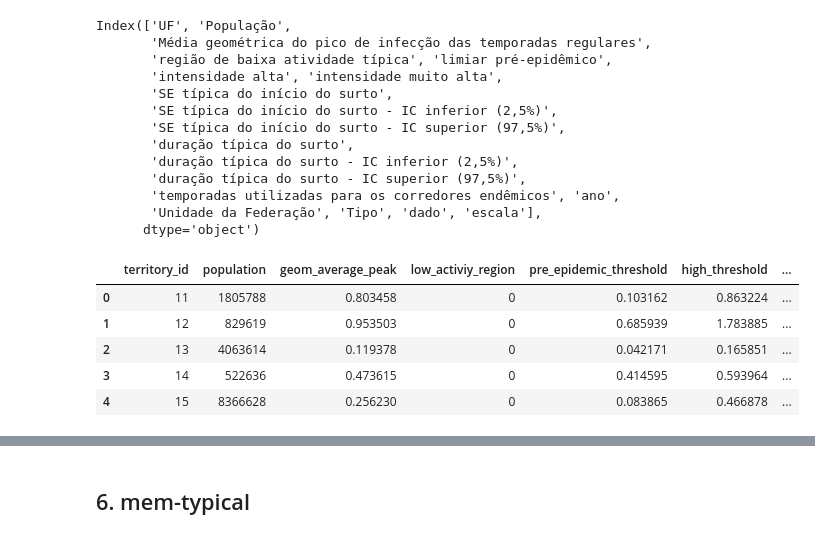
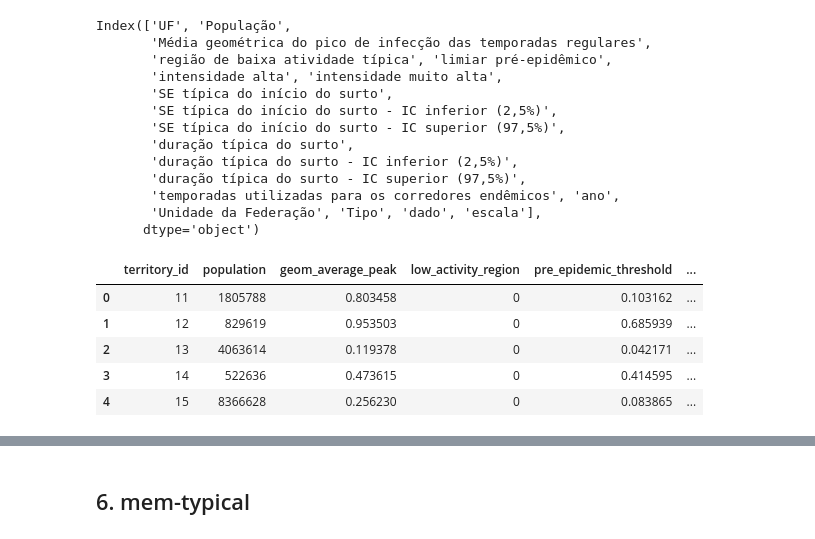
Before and after one commit to FluVigilanciaBR/fludashboard, a Jupyter notebook: Notebooks/Dataset-Migration.ipynb, the cells around one changed output, grey strips where cells are left out. Saved outputs shown, nothing was run; the diff lists cells and outputs as text; code cells hidden in the pictures.

```diff
--- a/Notebooks/Dataset-Migration.ipynb
+++ b/Notebooks/Dataset-Migration.ipynb
@@ -516,7 +516,7 @@ migration_rules = {
     'UF': 'territory_id',
     'População': 'population',
     'Média geométrica do pico de infecção das temporadas regulares': 'geom_average_peak',
-    'região de baixa atividade típica': 'low_activiy_region',
+    'região de baixa atividade típica': 'low_activity_region',
     'limiar pré-epidêmico': 'pre_epidemic_threshold',
     'intensidade alta': 'high_threshold',
     'intensidade muito alta': 'very_high_threshold',
@@ -528,39 +528,39 @@ migration_rules = {
     'duração típica do surto - IC superior (97,5%)': 'epi_duration_ci_upper',
     'temporadas utilizadas para os corredores endêmicos': 'regular_seasons',
     'ano': 'year',
     'Unidade da Federação': 'state_country_name',  # Not needed in the table
     'Tipo': 'territory_type',  # Not needed in the table
     'dado': 'dataset_id',
     'escala': 'scale_id'
 }
 
 dfs[dataset].rename(
     columns=migration_rules, inplace=True
 )
 # apply categories
 dfs[dataset].dataset_id = dfs[dataset].dataset_id.map(dataset_id)
 dfs[dataset].scale_id = dfs[dataset].scale_id.map(scale_id)
 regions_indeces = dfs[dataset].territory_id.isin([
     'BR', 'RegN', 'RegL', 'RegC', 'RegS'
 ])
 dfs[dataset].loc[regions_indeces, 'territory_id'] = dfs[dataset].loc[
     regions_indeces, 'territory_id'
 ].map(region_id)
 dfs[dataset].territory_id = dfs[dataset].territory_id.astype(int)
 
 # remove unnecessary fields
 dfs[dataset].drop([
     'state_country_name', 'territory_type'
 ], axis=1, inplace=True)
 
 dfs[dataset].head()
 # %% [output]
-|  | territory_id | population | geom_average_peak | low_activiy_region | pre_epidemic_threshold | high_threshold | ... |
-| 0 | 11 | 1805788 | 0.803458 | 0 | 0.103162 | 0.863224 | ... |
-| 1 | 12 | 829619 | 0.953503 | 0 | 0.685939 | 1.783885 | ... |
-| 2 | 13 | 4063614 | 0.119378 | 0 | 0.042171 | 0.165851 | ... |
-| 3 | 14 | 522636 | 0.473615 | 0 | 0.414595 | 0.593964 | ... |
-| 4 | 15 | 8366628 | 0.256230 | 0 | 0.083865 | 0.466878 | ... |
+|  | territory_id | population | geom_average_peak | low_activity_region | pre_epidemic_threshold | ... |
+| 0 | 11 | 1805788 | 0.803458 | 0 | 0.103162 | ... |
+| 1 | 12 | 829619 | 0.953503 | 0 | 0.685939 | ... |
+| 2 | 13 | 4063614 | 0.119378 | 0 | 0.042171 | ... |
+| 3 | 14 | 522636 | 0.473615 | 0 | 0.414595 | ... |
+| 4 | 15 | 8366628 | 0.256230 | 0 | 0.083865 | ... |
 # %%
 dfs[dataset].tail()
 # %% [output]
```
Also changed, not shown: parts of 4 cells of this notebook, 2 other files.
